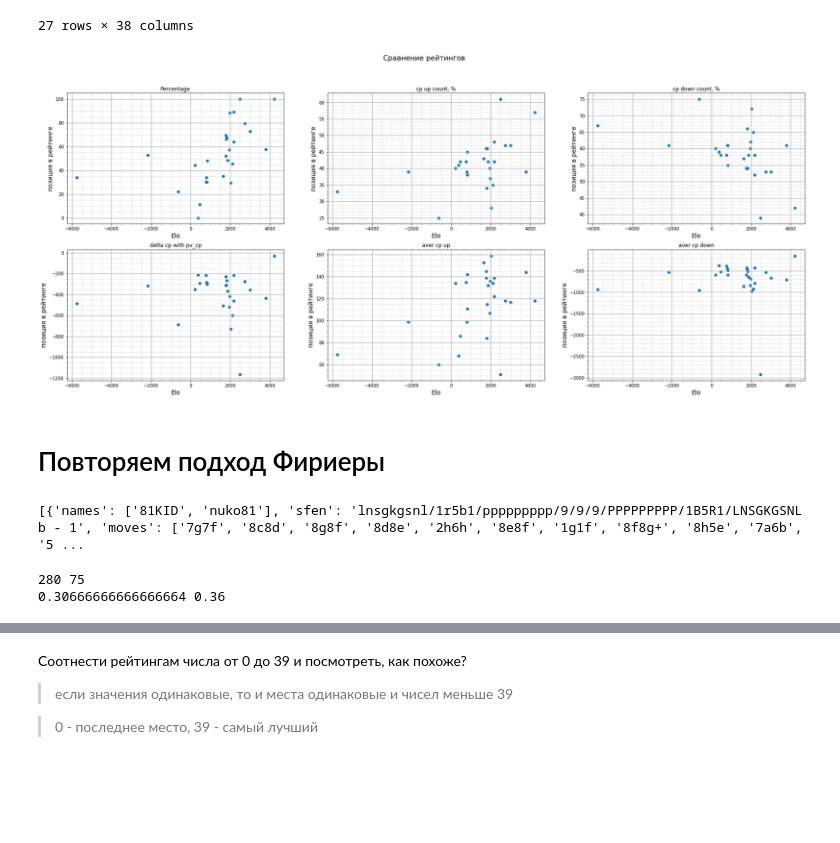
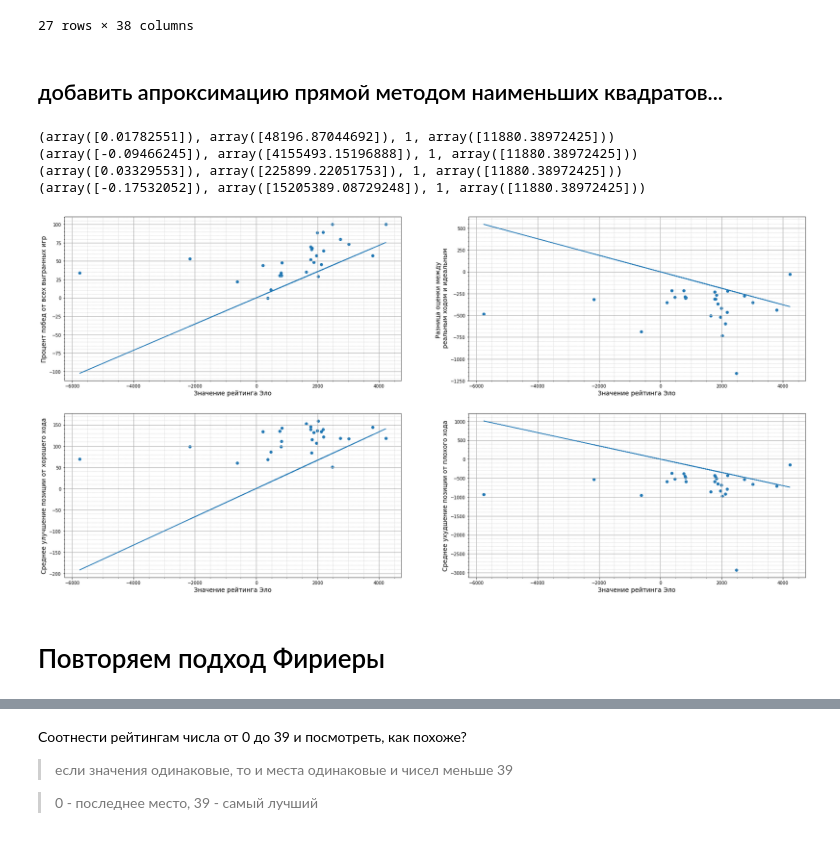
Before and after one commit to Ol333/gh, a Jupyter notebook: analisis.ipynb, the cells around one changed output, grey strips where cells are left out. Cells and saved outputs as stored; diff of their text form; code cells hidden in the pictures; blank space fills up the shorter version.

```diff
--- a/analisis.ipynb
+++ b/analisis.ipynb
@@ -422,3 +422,5 @@ last_game = None
+# %%
+last_game = dict.fromkeys(matr.index)
 # %% [markdown]
 Взять игры по одному игроку и посчитать по ходам, когда он увеличивает свой выигрыш, когда уменьшает (дельта cp). Добавить в таблицу сравнения
 # %%
@@ -440,7 +442,8 @@ for k,v in pdict.items():
             try:
                 kif_ind = [a for a,b in enumerate(kf_list) if b[0] == kifu_game][0]
                 kif = shogi.KIF.Parser.parse_str(kf_list[kif_ind][1])[0]
-                last_game = [kif, k, v, kifu_game]
+                last_game[k[0]] = [kif, k, v, kifu_game]
+                last_game[k[1]] = [kif, k, v, kifu_game]
                 for ind, login in player_table:
                     if login == kif['names'][shogi.BLACK]:
                         b_ind = ind
@@ -529,40 +532,63 @@ matr
 | 2032 | 0 | 0 | 0 | 0 | 0 | 0 | 0 | 0 | 0 | 0 | ... | ... |
 | 2191 | 0 | 0 | 0 | 0 | 0 | 0 | 0 | 0 | 0 | 0 | ... | ... |
 27 rows × 38 columns
+# %% [markdown]
+## добавить апроксимацию прямой методом наименьших квадратов...
 # %%
-fig, axes = plt.subplots(2,3,figsize=(30,12))
-fig.suptitle("Сравнение рейтингов", fontsize=16)
+fig, axes = plt.subplots(2,2,figsize=(30,15))
+# fig.suptitle("Сравнение рейтингов", fontsize=16)
 for i in range(2):
-    for j in range(3):
-        axes[i,j].set_xlabel("Elo", fontsize=14)
-        axes[i,j].set_ylabel("позиция в рейтинге", fontsize=14)
+    for j in range(2):
+        axes[i,j].set_xlabel("Значение рейтинга Эло", fontsize=14)
         axes[i,j].minorticks_on()
         axes[i,j].grid(which="major",linewidth=1.2)
         axes[i,j].grid(which="minor",linestyle = ':')
-axes[0,0].set_title('Percentage')
+# axes[0,0].set_title('а)')
+axes[0,0].set_ylabel("Процент побед от всех выгранных игр", fontsize=14)
 axes[0,0].scatter(matr.Elo,matr['Percentage'])
+lss = np.linalg.lstsq(list(map(lambda x:[x,], matr.Elo)), list(matr['Percentage']), rcond=-1)
+print(lss)
+axes[0,0].plot(matr.Elo,list(map(lambda x: x*lss[0][0],matr.Elo)))
 
-axes[0,1].set_title('cp up count, %')
-axes[0,1].scatter(matr.Elo,matr['cp up count, %'])
+# # axes[0,1].set_title('б)')
+# axes[0,1].set_ylabel("Процент хороших ходов", fontsize=14)
+# axes[0,1].scatter(matr.Elo,matr['cp up count, %'])
+# lss = np.linalg.lstsq(list(map(lambda x:[x,], matr.Elo)), list(matr['cp up count, %']), rcond=-1)
+# print(lss)
+# axes[0,1].plot(matr.Elo,list(map(lambda x: x*lss[0][0],matr.Elo)))
 
-axes[0,2].set_title('cp down count, %')
-axes[0,2].scatter(matr.Elo,matr['cp down count, %'])
+# axes[0,2].set_title('cp down count, %')
+# axes[0,2].scatter(matr.Elo,matr['cp down count, %'])
 
-axes[1,0].set_title('delta cp with pv_cp')
-axes[1,0].scatter(matr.Elo,matr['delta cp with pv_cp'])
+# axes[0,2].set_title('в)')
+axes[0,1].set_ylabel("Разница оценки между \n реальным ходом и идеальным", fontsize=14)
+axes[0,1].scatter(matr.Elo,matr['delta cp with pv_cp'])
+lss = np.linalg.lstsq(list(map(lambda x:[x,], matr.Elo)), list(matr['delta cp with pv_cp']), rcond=-1)
+print(lss)
+axes[0,1].plot(matr.Elo,list(map(lambda x: x*lss[0][0],matr.Elo)))
 
-axes[1,1].set_title('aver cp up')
-axes[1,1].scatter(matr.Elo,matr['aver cp up'])
+# axes[1,0].set_title('г)')
+axes[1,0].set_ylabel("Среднее улучшение позиции от хорошего хода", fontsize=14)
+axes[1,0].scatter(matr.Elo,matr['aver cp up'])
+lss = np.linalg.lstsq(list(map(lambda x:[x,], matr.Elo)), list(matr['aver cp up']), rcond=-1)
+print(lss)
+axes[1,0].plot(matr.Elo,list(map(lambda x: x*lss[0][0],matr.Elo)))
 
-axes[1,2].set_title('aver cp down')
-axes[1,2].scatter(matr.Elo,matr['aver cp down'])
+# axes[1,1].set_title('д)')
+axes[1,1].set_ylabel("Среднее ухудшение позиции от плохого хода", fontsize=14)
+axes[1,1].scatter(matr.Elo,matr['aver cp down'])
+lss = np.linalg.lstsq(list(map(lambda x:[x,], matr.Elo)), list(matr['aver cp down']), rcond=-1)
+print(lss)
+axes[1,1].plot(matr.Elo,list(map(lambda x: x*lss[0][0],matr.Elo)))
 
 plt.show()
 # %% [output]
+(array([0.01782551]), array([48196.87044692]), 1, array([11880.38972425]))
+(array([-0.09466245]), array([4155493.15196888]), 1, array([11880.38972425]))
+(array([0.03329553]), array([225899.22051753]), 1, array([11880.38972425]))
+(array([-0.17532052]), array([15205389.08729248]), 1, array([11880.38972425]))
-[figure, old version]
+[figure, new version]
 # %% [markdown]
 # Повторяем подход Фириеры
 # %%
 print(last_game)
-# %% [output]
-[{'names': ['81KID', 'nuko81'], 'sfen': 'lnsgkgsnl/1r5b1/ppppppppp/9/9/9/PPPPPPPPP/1B5R1/LNSGKGSNL b - 1', 'moves': ['7g7f', '8c8d', '8g8f', '8d8e', '2h6h', '8e8f', '1g1f', '8f8g+', '8h5e', '7a6b', '5 ...
@@ -606,6 +594,0 @@ for k in hd2.keys():
-# %%
-print(max(first_pl_strength), max(second_pl_strength))
-print(hd1[0], hd2[0])
-# %% [output]
-280 75
-0.30666666666666664 0.36
```
Also changed, not shown: parts of 19 cells of this notebook.
